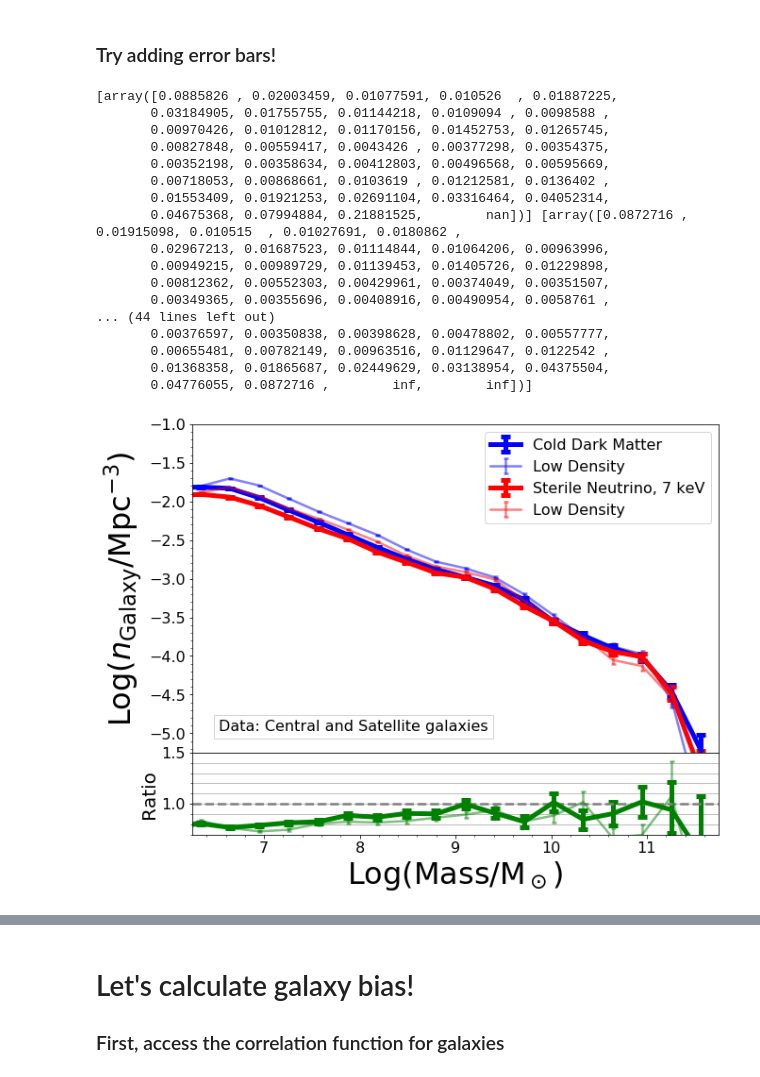
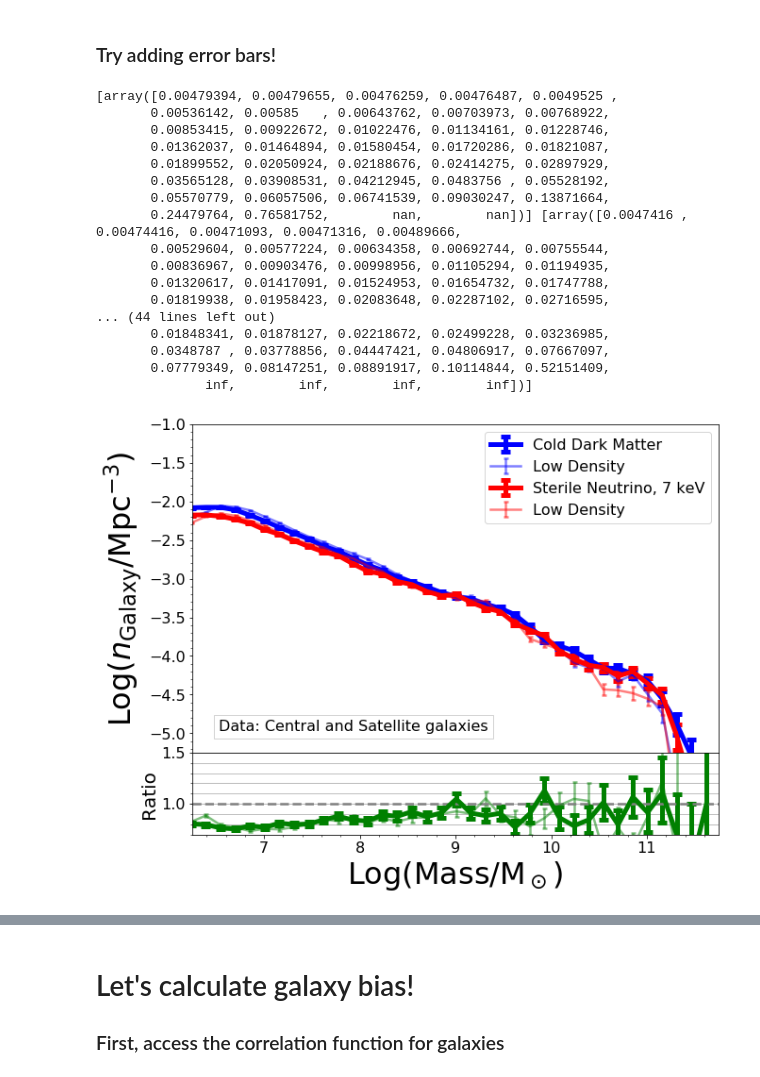
Before and after one commit to mshiferaw/WDM, a Jupyter notebook: Summer 2020/0 Environment_Galaxies_Part3.ipynb, the cells around one changed output, grey strips where cells are left out. Drawn from its saved outputs; the diff is of its cells as text; code cells hidden in the pictures.

Commit message:
Make the stellar mass function of central galaxies
Separate it into galaxies located within low density and high density environments.
Compute galaxy bias using existing correlation function data.

```diff
--- a/Summer 2020/0 Environment_Galaxies_Part3.ipynb
+++ b/Summer 2020/0 Environment_Galaxies_Part3.ipynb
@@ -301,0 +304,9 @@ plt.show()
+# %%
+# filter out galaxies less than 10^6 solar masses
+cdm_envelope_mass_filtered=cdm_envelope_mass[cdm_galaxy_mass>10**6]
+wdm_envelope_mass_filtered=wdm_envelope_mass[wdm_galaxy_mass>10**6]
+
+cdm_galaxy_mass_filtered=cdm_galaxy_mass[cdm_galaxy_mass>10**6]
+wdm_galaxy_mass_filtered=wdm_galaxy_mass[wdm_galaxy_mass>10**6]
+
+len(cdm_galaxy_mass),len(cdm_galaxy_mass_filtered)
@@ -301,0 +315,31 @@ plt.show()
+# %%
+frac = 20.0
+th_low_cdm = np.percentile(cdm_envelope_mass_filtered,frac)
+th_top_cdm = np.percentile(cdm_envelope_mass_filtered,100.-frac)
+th_low_wdm = np.percentile(wdm_envelope_mass_filtered,frac)
+th_top_wdm = np.percentile(wdm_envelope_mass_filtered,100.-frac)
+
+cdm_top_galaxy_mass_filtered = cdm_galaxy_mass_filtered[cdm_envelope_mass_filtered>th_top_cdm]
+cdm_low_galaxy_mass_filtered = cdm_galaxy_mass_filtered[cdm_envelope_mass_filtered<th_low_cdm]
+wdm_top_galaxy_mass_filtered = wdm_galaxy_mass_filtered[wdm_envelope_mass_filtered>th_top_wdm]
+wdm_low_galaxy_mass_filtered = wdm_galaxy_mass_filtered[wdm_envelope_mass_filtered<th_low_wdm]
+# %%
+# Create a histogram
+bins = np.logspace(6, 12, 40) #always pre-specify bins
+
+fig = plt.figure(figsize = (8,5))
+N_cdm_top,bins_cdm_top,patches_cdm_top=plt.hist(cdm_top_galaxy_mass_filtered,label='Cold Dark Matter',color='blue',
+                                                bins=bins, log = True, histtype = 'step')
+N_cdm_low,bins_cdm_low,patches_cdm_low=plt.hist(cdm_low_galaxy_mass_filtered,color='blue', log = True,bins=bins,
+                                                histtype = 'step',alpha=0.5)
+N_wdm_top,bins_wdm_top,patches_wdm_top=plt.hist(wdm_top_galaxy_mass_filtered,label='Stellar Neutrino, 7 keV',
+                                                bins=bins, color='red', log = True, histtype = 'step')
+N_wdm_low,bins_wdm_low,patches_wdm_low=plt.hist(wdm_low_galaxy_mass_filtered,color='red',bins=bins, log = True,
+                                                histtype = 'step',alpha=0.5)
+plt.title("Stellar Mass Function", fontsize = 16)
+plt.ylabel(r"$N_{\rm {Galaxy}}$", fontsize = 16)
+plt.xlabel("Mass/M$_\odot$", fontsize = 16)
+plt.xscale("Log")
+plt.legend()
+
+plt.show()
@@ -379,23 +423,23 @@ for n, errors, N, low_lim, up_lim in zip([n_cdm_top, n_cdm_low, n_wdm_top, n_wdm
     # And now plot the result
     print(low_lim, up_lim)
 # %% [output]
-[array([0.0885826 , 0.02003459, 0.01077591, 0.010526  , 0.01887225,
-       0.03184905, 0.01755755, 0.01144218, 0.0109094 , 0.0098588 ,
-       0.00970426, 0.01012812, 0.01170156, 0.01452753, 0.01265745,
-       0.00827848, 0.00559417, 0.0043426 , 0.00377298, 0.00354375,
-       0.00352198, 0.00358634, 0.00412803, 0.00496568, 0.00595669,
-       0.00718053, 0.00868661, 0.0103619 , 0.01212581, 0.0136402 ,
-       0.01553409, 0.01921253, 0.02691104, 0.03316464, 0.04052314,
-       0.04675368, 0.07994884, 0.21881525,        nan])] [array([0.0872716 , 0.01915098, 0.010515  , 0.01027691, 0.0180862 ,
-       0.02967213, 0.01687523, 0.01114844, 0.01064206, 0.00963996,
-       0.00949215, 0.00989729, 0.01139453, 0.01405726, 0.01229898,
-       0.00812362, 0.00552303, 0.00429961, 0.00374049, 0.00351507,
-       0.00349365, 0.00355696, 0.00408916, 0.00490954, 0.0058761 ,
+[array([0.00479394, 0.00479655, 0.00476259, 0.00476487, 0.0049525 ,
+       0.00536142, 0.00585   , 0.00643762, 0.00703973, 0.00768922,
+       0.00853415, 0.00922672, 0.01022476, 0.01134161, 0.01228746,
+       0.01362037, 0.01464894, 0.01580454, 0.01720286, 0.01821087,
+       0.01899552, 0.02050924, 0.02188676, 0.02414275, 0.02897929,
+       0.03565128, 0.03908531, 0.04212945, 0.0483756 , 0.05528192,
+       0.05570779, 0.06057506, 0.06741539, 0.09030247, 0.13871664,
+       0.24479764, 0.76581752,        nan,        nan])] [array([0.0047416 , 0.00474416, 0.00471093, 0.00471316, 0.00489666,
+       0.00529604, 0.00577224, 0.00634358, 0.00692744, 0.00755544,
+       0.00836967, 0.00903476, 0.00998956, 0.01105294, 0.01194935,
+       0.01320617, 0.01417091, 0.01524953, 0.01654732, 0.01747788,
+       0.01819938, 0.01958423, 0.02083648, 0.02287102, 0.02716595,
 ... (44 lines left out)
-       0.00376597, 0.00350838, 0.00398628, 0.00478802, 0.00557777,
-       0.00655481, 0.00782149, 0.00963516, 0.01129647, 0.0122542 ,
-       0.01368358, 0.01865687, 0.02449629, 0.03138954, 0.04375504,
-       0.04776055, 0.0872716 ,        inf,        inf])]
+       0.01848341, 0.01878127, 0.02218672, 0.02499228, 0.03236985,
+       0.0348787 , 0.03778856, 0.04447421, 0.04806917, 0.07667097,
+       0.07779349, 0.08147251, 0.08891917, 0.10114844, 0.52151409,
+              inf,        inf,        inf,        inf])]
 # %%
 def giveratio(dn_a, dn_b, err_a, err_b, volume):
 
@@ -430,13 +474,12 @@ up_lim_wdm_top=up_lim_wdm_top[0]
 up_lim_wdm_low=up_lim_wdm_low[0]
 # %%
 # line plot of histogram
-# USE for report!!
+
 volume = 100.0**3 #Mpc^3
 n_cdm_top = N_cdm_top/volume
 n_cdm_low = N_cdm_low/volume
 n_wdm_top = N_wdm_top/volume
 n_wdm_low = N_wdm_low/volume
-m_res = np.log10(8.8*10**6*50)
 
 textstr = 'Data: Central and Satellite galaxies'
 props = dict(facecolor='none', edgecolor='lightgrey', pad = 5.0)
@@ -451,31 +494,31 @@ grid0.errorbar(np.log10(0.5*(bins[1:]+bins[:-1])),np.log10(n_cdm_top),yerr=[low_
                capsize = 5,capthick = 5,label = "Cold Dark Matter",linewidth = 5,color = "blue")
 grid0.errorbar(np.log10(0.5*(bins[1:]+bins[:-1])),np.log10(n_cdm_low),yerr = [low_lim_cdm_low,up_lim_cdm_low],
                capsize = 2.5,capthick = 2.5,label = "Low Density",linewidth = 2.5, color = "blue",alpha = 0.5)
 grid0.errorbar(np.log10(0.5*(bins[1:]+bins[:-1])),np.log10(n_wdm_top),yerr = [low_lim_wdm_top,up_lim_wdm_top],
                capsize = 5,capthick = 5,label = "Sterile Neutrino, 7 keV",linewidth = 5,color = "red")
 grid0.errorbar(np.log10(0.5*(bins[1:]+bins[:-1])),np.log10(n_wdm_low),yerr = [low_lim_wdm_low,up_lim_wdm_low],
                capsize = 2.5,capthick = 2.5,label = "Low Density",linewidth = 2.5, color = "red",alpha = 0.5)
 grid0.set_ylabel(r"Log($n_{\rm {Galaxy}}$/Mpc$^{-3}$)", fontsize = 32)
 grid0.legend(fontsize=16)
 grid0.minorticks_on()
 grid0.tick_params(labelsize=16)
 grid0.set_ylim(-5.25, -1)
 grid0.set_xlim(6.25, 11.75)
 grid0.text(0.05, 0.1, textstr, transform=grid0.transAxes, fontsize=16, verticalalignment='top', bbox=props)
 
 grid1.errorbar(np.log10(0.5*(bins[1:]+bins[:-1])), ratio_top, yerr = [low_lim_ratio_top, up_lim_ratio_top],
                capsize = 5, capthick = 5, linewidth = 5, color = "green")
 grid1.errorbar(np.log10(0.5*(bins[1:]+bins[:-1])), ratio_low, yerr = [low_lim_ratio_low, up_lim_ratio_low],
                capsize = 2.5, capthick = 2.5, linewidth = 2.5, color = "green", alpha = 0.5)
 grid1.set_xlabel("Log(Mass/M$_\odot$)", fontsize = 32)
 grid1.set_ylabel("Ratio", fontsize = 20)
 grid1.axhline(y = 1, color = "grey", ls = "--", linewidth = 2.5)
 grid1.minorticks_on()
 grid1.tick_params(labelsize=16)
 grid1.set_ylim(0.7, 1.5)
 grid1.set_xlim(6.25, 11.75)
 grid1.yaxis.grid(which = "both")
 
 plt.show()
 # %% [output]
-[figure, old version]
+[figure, new version]
```
Also changed, not shown: parts of 8 cells of this notebook.
